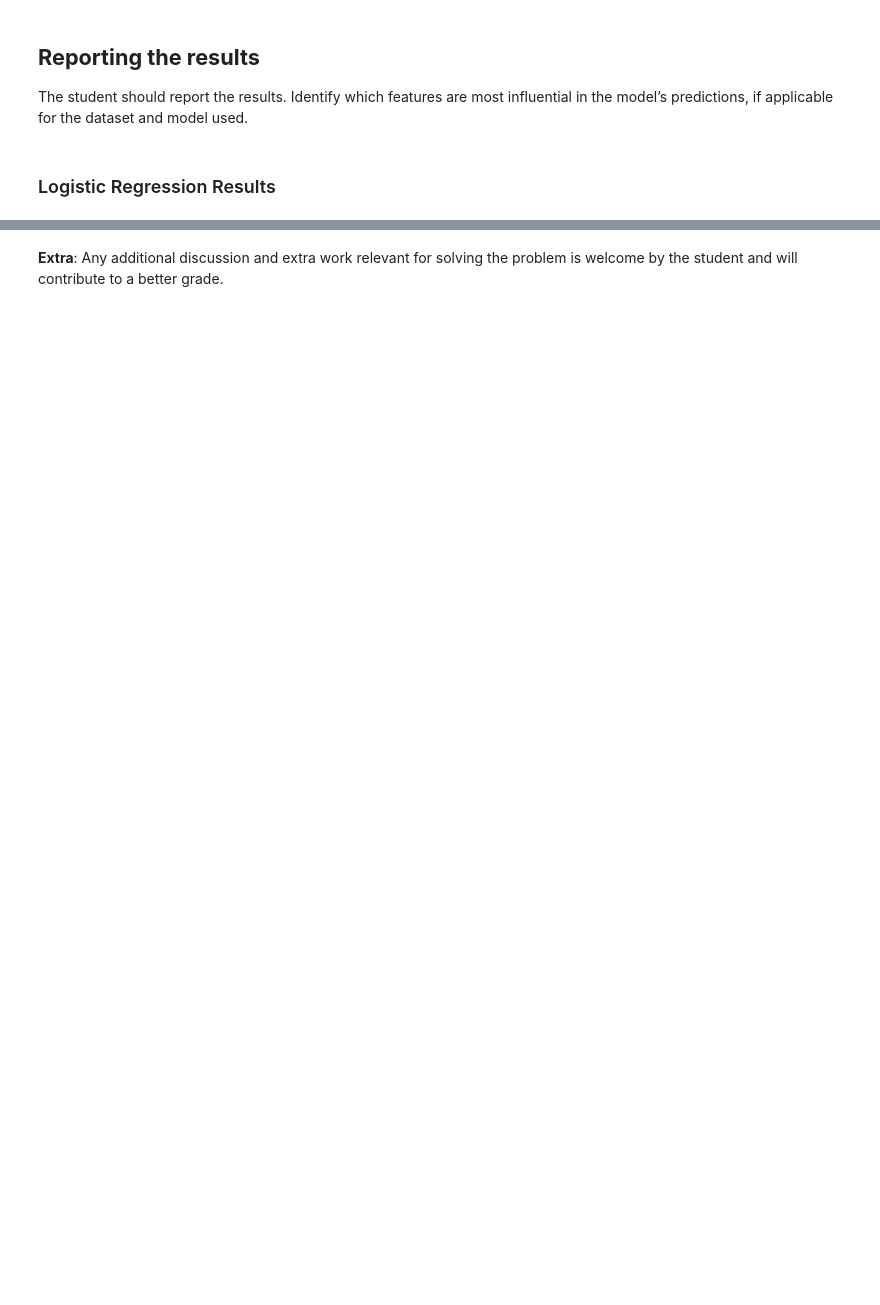
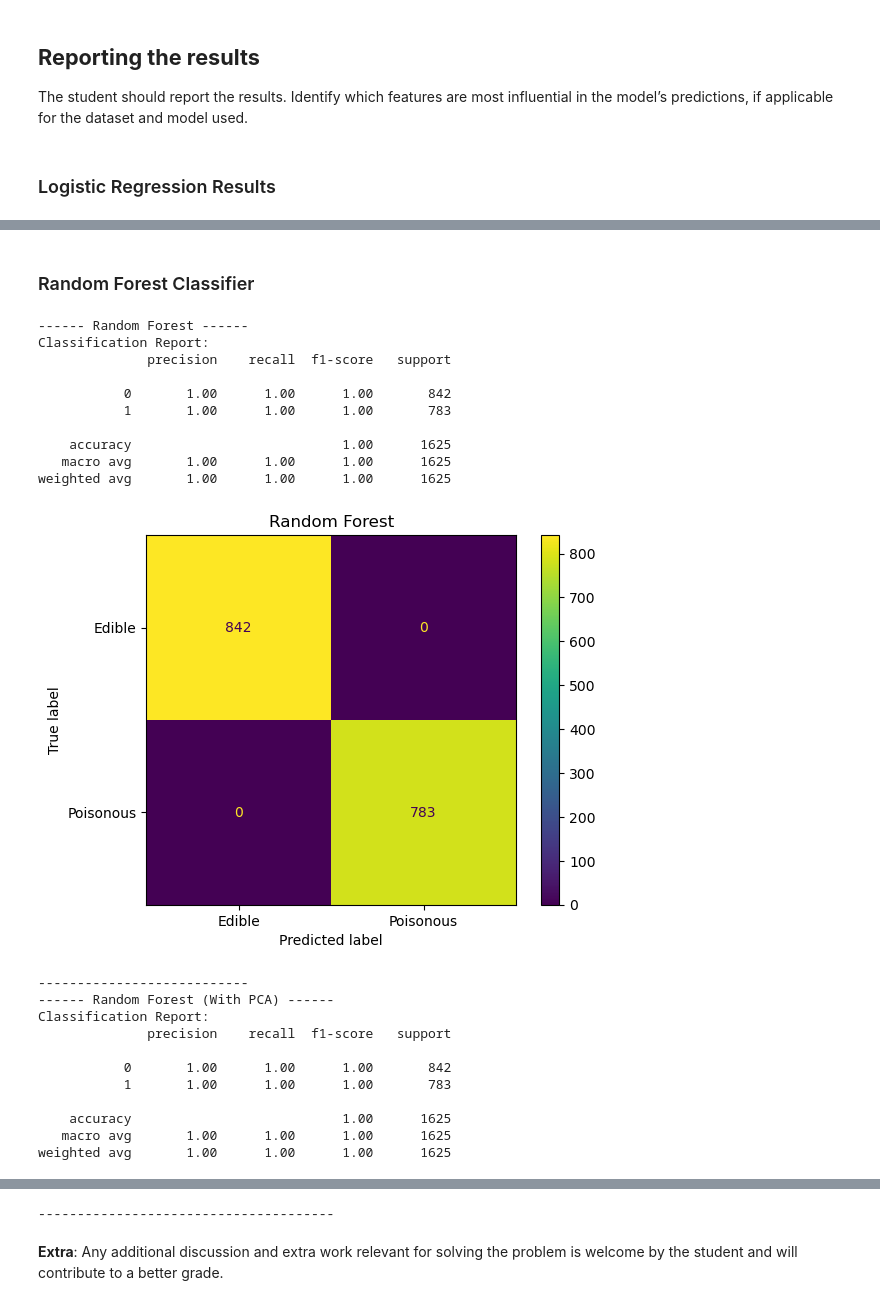
Before and after one commit to Tietgen-ITU/applied-artificial-intelligence, a Jupyter notebook: exam/assignment-01/First_assignment_dataset_3.ipynb, the cells around one changed output, grey strips where cells are left out. Drawn from its saved outputs; the diff is of its cells as text; code cells hidden in the pictures; blank space fills up the shorter version.

```diff
--- a/exam/assignment-01/First_assignment_dataset_3.ipynb
+++ b/exam/assignment-01/First_assignment_dataset_3.ipynb
@@ -226,0 +241,2 @@ Pipeline(steps=[('pca', PCA(n_components=40)),
+# %%
+num_estimators = 10
@@ -226,0 +245,6 @@ Pipeline(steps=[('pca', PCA(n_components=40)),
+# %%
+random_forest_pipeline = Pipeline([
+    ('classifier', RandomForestClassifier(n_estimators=num_estimators, random_state=42))
+])
+
+random_forest_pipeline.fit(X_train, y_train.values.ravel())
@@ -226,0 +256,7 @@ Pipeline(steps=[('pca', PCA(n_components=40)),
+# %%
+random_forest_pca_pipeline = Pipeline([
+    ('pca', PCA(n_components=num_components)),
+    ('classifier', RandomForestClassifier(n_estimators=num_estimators, random_state=42))
+])
+
+random_forest_pca_pipeline.fit(X_train, y_train.values.ravel())
@@ -265,0 +321,28 @@ weighted avg       1.00      1.00      1.00      1625
+# %% [markdown]
+### Random Forest Classifier
+# %%
+evaluate_classifier(random_forest_pipeline, X_test, y_test, title="Random Forest")
+evaluate_classifier(random_forest_pca_pipeline, X_test, y_test, title="Random Forest (With PCA)")
+# %% [output]
+------ Random Forest ------
+Classification Report:
+              precision    recall  f1-score   support
+
+           0       1.00      1.00      1.00       842
+           1       1.00      1.00      1.00       783
+
+    accuracy                           1.00      1625
+   macro avg       1.00      1.00      1.00      1625
+weighted avg       1.00      1.00      1.00      1625
+[figure, added]
+---------------------------
+------ Random Forest (With PCA) ------
+Classification Report:
+              precision    recall  f1-score   support
+
+           0       1.00      1.00      1.00       842
+           1       1.00      1.00      1.00       783
+
+    accuracy                           1.00      1625
+   macro avg       1.00      1.00      1.00      1625
+weighted avg       1.00      1.00      1.00      1625
@@ -266,2 +350,3 @@ weighted avg       1.00      1.00      1.00      1625
+--------------------------------------
 # %% [markdown]
 **Extra**: Any additional discussion and extra work relevant for solving the problem is welcome by the student and will contribute to a better grade.
```
Also changed, not shown: parts of 17 cells of this notebook.
